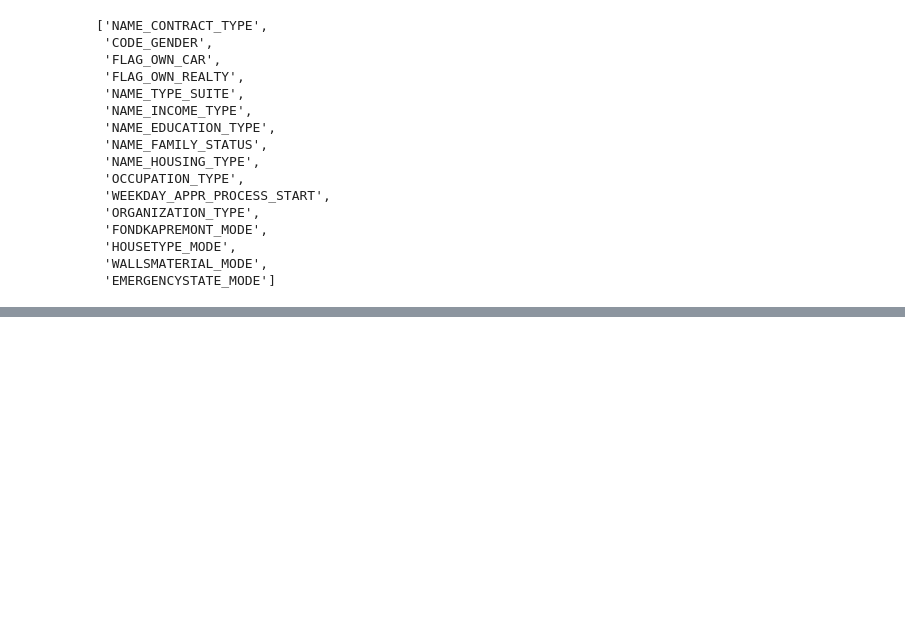
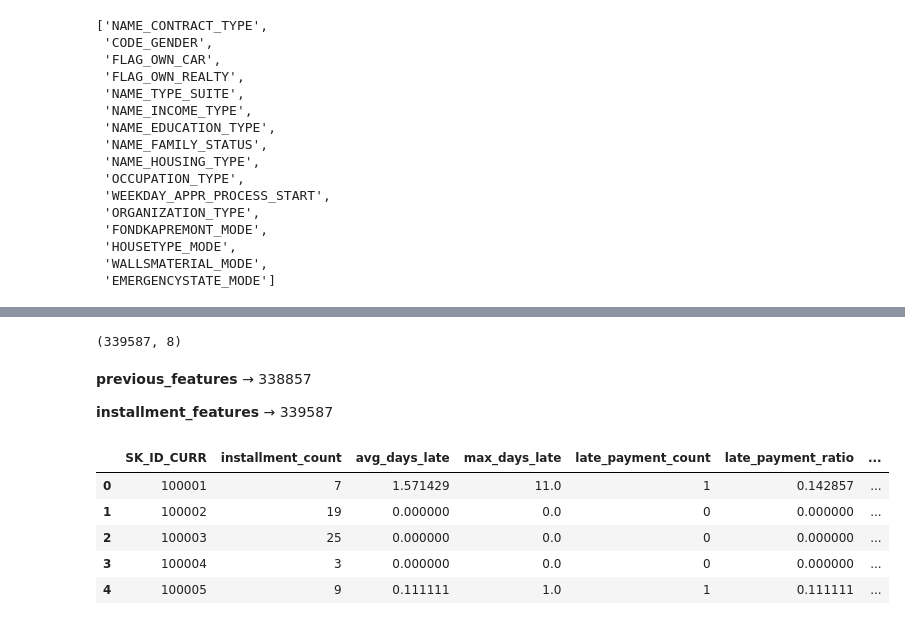
Before and after one commit to rabiadurgt/creditguard-ai, a Jupyter notebook: notebooks/02_eda.ipynb, the cells around one changed output, grey strips where cells are left out. Drawn from its saved outputs; the diff is of its cells as text; code cells hidden in the pictures; blank space fills up the shorter version.

```diff
--- a/notebooks/02_eda.ipynb
+++ b/notebooks/02_eda.ipynb
@@ -336,0 +382,17 @@ print(
+# %%
+installment_features.shape
+# %% [output]
+(339587, 8)
+# %% [markdown]
+**previous_features** → 338857
+
+**installment_features** → 339587
+# %%
+installment_features.head()
+# %% [output]
+|  | SK_ID_CURR | installment_count | avg_days_late | max_days_late | late_payment_count | late_payment_ratio | ... |
+| 0 | 100001 | 7 | 1.571429 | 11.0 | 1 | 0.142857 | ... |
+| 1 | 100002 | 19 | 0.000000 | 0.0 | 0 | 0.000000 | ... |
+| 2 | 100003 | 25 | 0.000000 | 0.0 | 0 | 0.000000 | ... |
+| 3 | 100004 | 3 | 0.000000 | 0.0 | 0 | 0.000000 | ... |
+| 4 | 100005 | 9 | 0.111111 | 1.0 | 1 | 0.111111 | ... |
```
Also changed, not shown: parts of 16 cells of this notebook, 13 other files.
